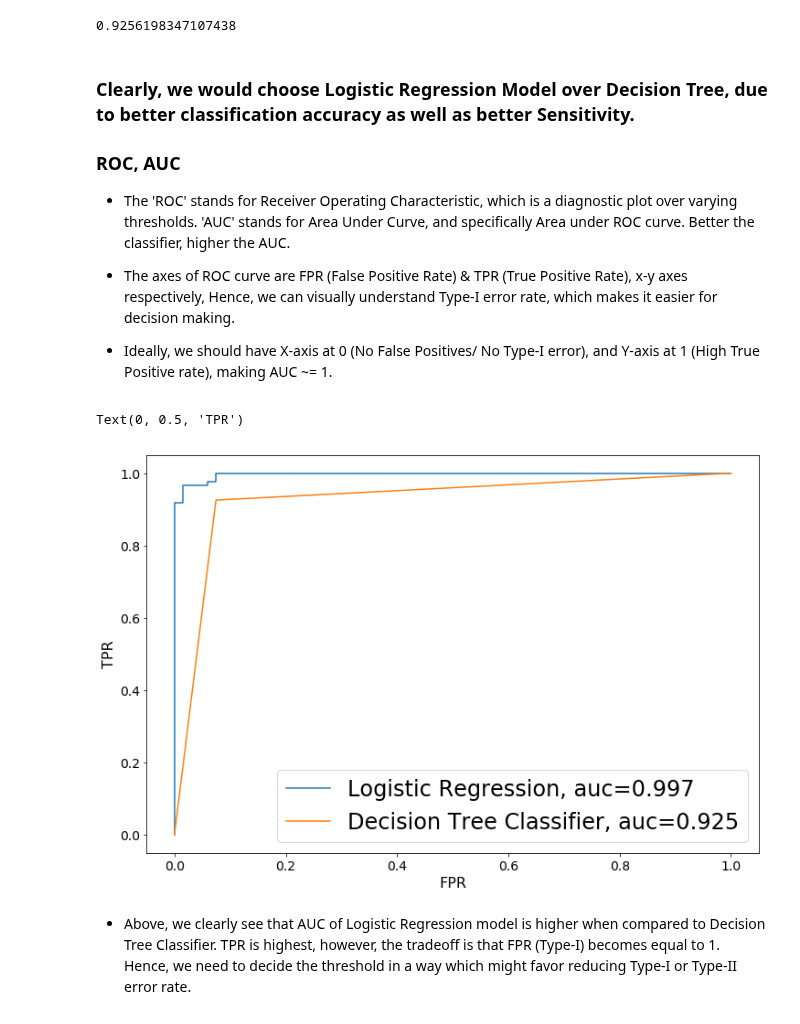
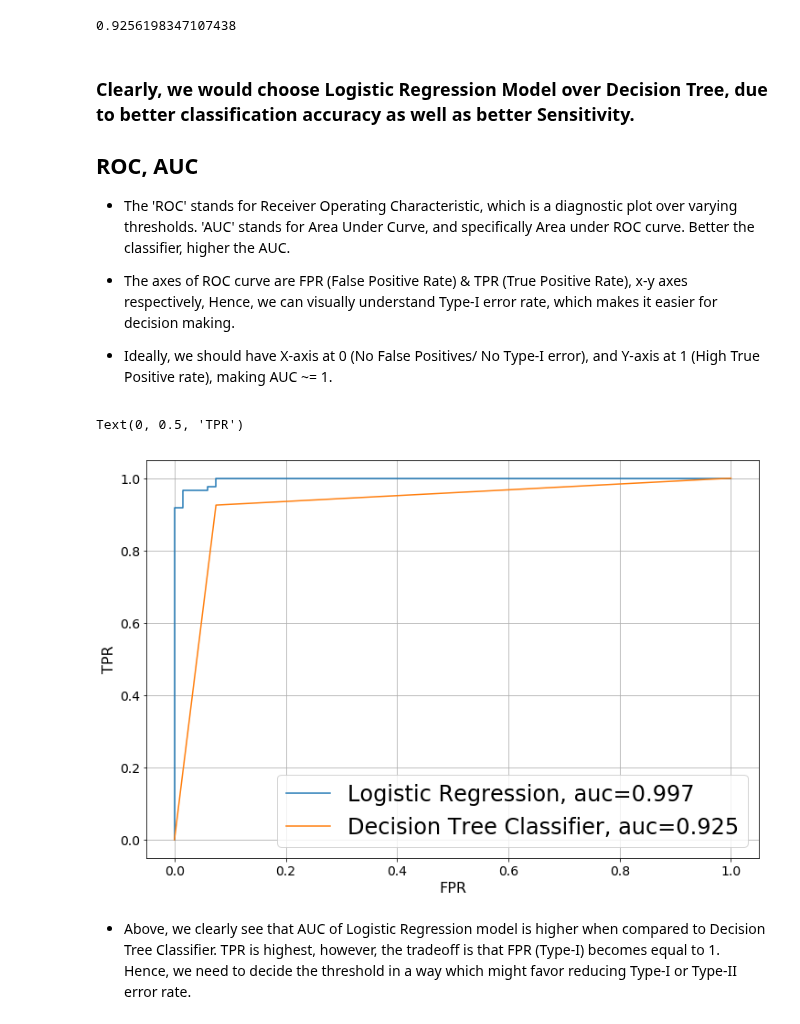
Before and after one commit to AdiVarma27/AdiVarma27.github.io, a Jupyter notebook: _jupyter/2019-07-13-Logistic Regression MLE, Gradient Descent, ROC & AUC.ipynb, the cells around one changed output. Cells and saved outputs as stored; diff of their text form; code cells hidden in the pictures.

```diff
--- a/_jupyter/2019-07-13-Logistic Regression MLE, Gradient Descent, ROC & AUC.ipynb
+++ b/_jupyter/2019-07-13-Logistic Regression MLE, Gradient Descent, ROC & AUC.ipynb
@@ -263,7 +265,7 @@ sensitivity
 # %% [markdown]
 ### Clearly, we would choose Logistic Regression Model over Decision Tree, due to better classification accuracy as well as better Sensitivity.
 
-### ROC, AUC
+## ROC, AUC
 
 * The 'ROC' stands for Receiver Operating Characteristic, which is a diagnostic plot over varying thresholds. 'AUC' stands for Area Under Curve, and specifically Area under ROC curve. Better the classifier, higher the AUC.
 
@@ -274,23 +276,24 @@ sensitivity
 # %%
 from sklearn import metrics
 plt.figure(figsize=(12,8))
 
 y_pred_proba = clf_lr.predict_proba(X_test)[::,1]
 fpr, tpr, _ = metrics.roc_curve(y_test,  y_pred_proba)
 auc = metrics.roc_auc_score(y_test, y_pred_proba)
 plt.plot(fpr,tpr,label="Logistic Regression, auc="+str(np.round(auc,3)))
 plt.legend()
 
 y_pred_proba = clf_dt.predict_proba(X_test)[::,1]
 fpr, tpr, _ = metrics.roc_curve(y_test,  y_pred_proba)
 auc = metrics.roc_auc_score(y_test, y_pred_proba)
 plt.plot(fpr,tpr,label="Decision Tree Classifier, auc="+str(np.round(auc,3)))
 plt.legend()
 
+plt.grid()
 plt.xlabel('FPR')
 plt.ylabel('TPR')
 # %% [output]
 Text(0, 0.5, 'TPR')
-[figure, old version]
+[figure, new version]
 # %% [markdown]
 * Above, we clearly see that AUC of Logistic Regression model is higher when compared to Decision Tree Classifier. TPR is highest, however, the tradeoff is that FPR (Type-I) becomes equal to 1. Hence, we need to decide the threshold in a way which might favor reducing Type-I or Type-II error rate.
```
Also changed, not shown: parts of 2 cells of this notebook, 1 other file.
